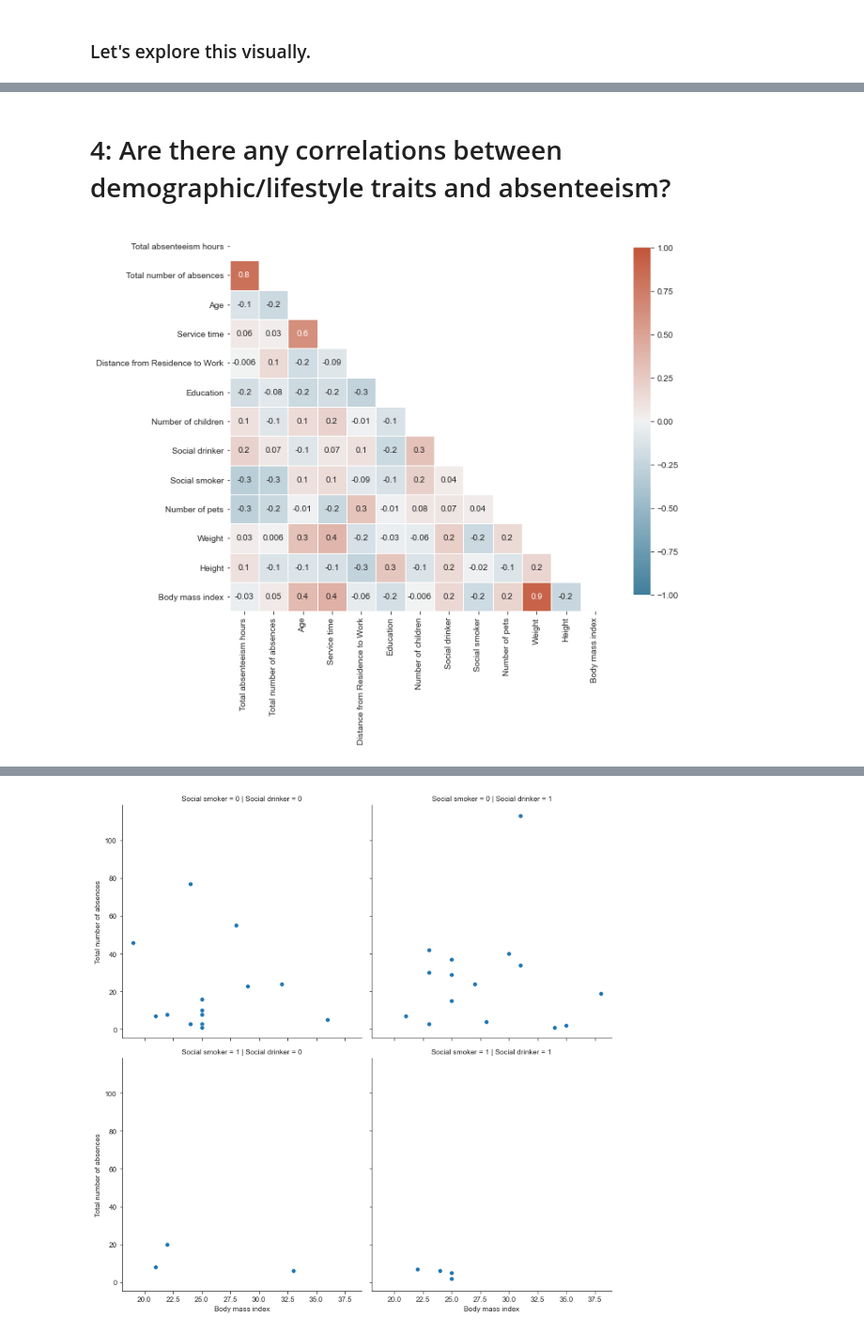
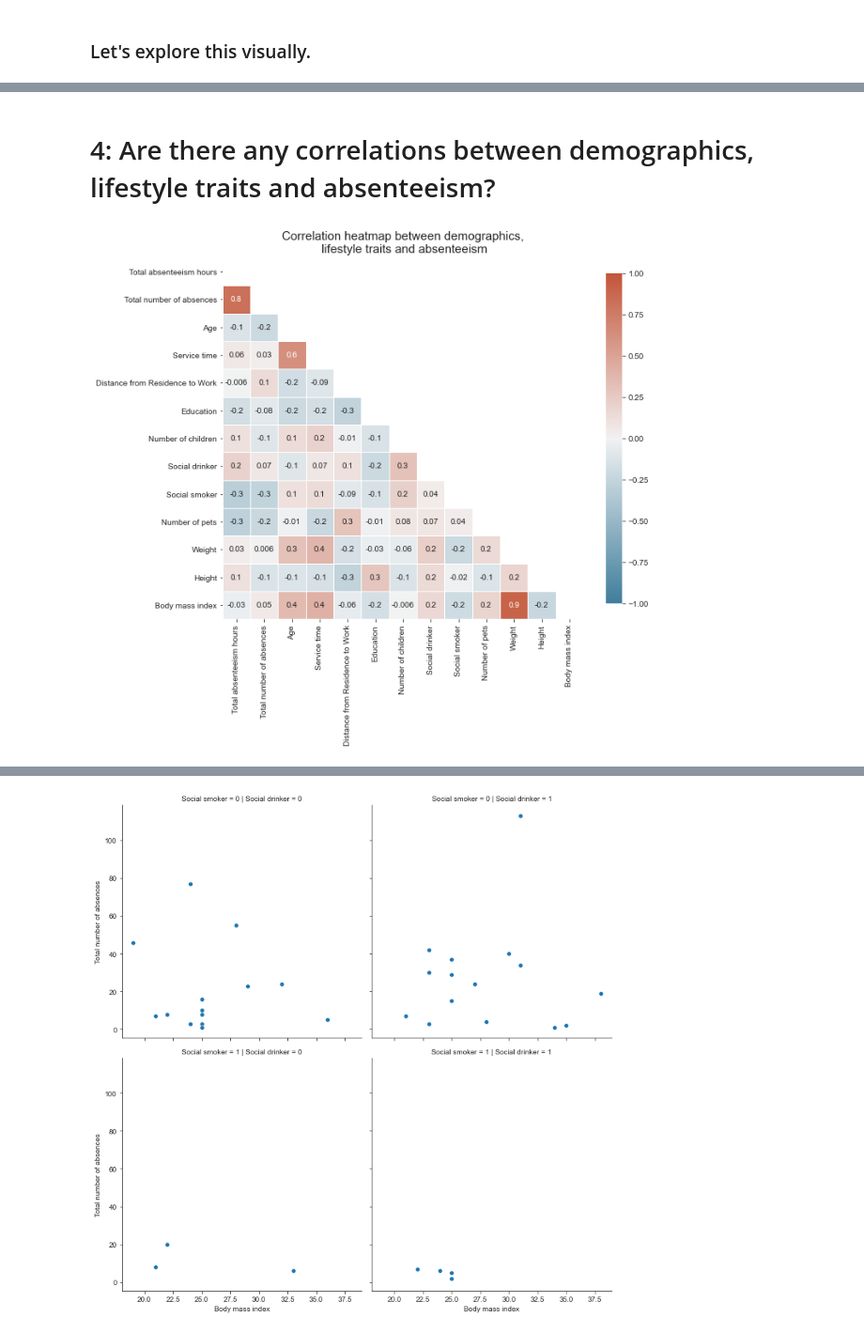
Before and after one commit to diweiho/Absenteeism-at-work, a Jupyter notebook: analysis.ipynb, the cells around one changed output, grey strips where cells are left out. Shown at 94% size. Saved outputs shown, nothing was run; the diff lists cells and outputs as text; code cells hidden in the pictures.

```diff
--- a/analysis.ipynb
+++ b/analysis.ipynb
@@ -341,17 +354,19 @@ plt.show()
 # %% [markdown]
-# 4: Are there any correlations between demographic/lifestyle traits and absenteeism?
+# 4: Are there any correlations between demographics, lifestyle traits and absenteeism?
 # %%
 # Excluding ID from correlation calculations
 corr = summ_df.iloc[:,1:].corr()
 
 # Mask to remove the top symmetrical portion of the heatmap
 mask = np.triu(corr)
 
 # Plotting correlation heatmap
 fig, ax = plt.subplots(figsize=(10,10))
 cmap = sns.diverging_palette(230, 20, as_cmap=True)
 sns.heatmap(corr, cmap=cmap, mask=mask, vmax=1, vmin=-1, center=0, annot=True, fmt='.1g',
             square=True, linewidths=0.5, cbar_kws={'shrink':0.75})
+plt.title('Correlation heatmap between demographics,\n lifestyle traits and absenteeism',
+          fontdict={'fontsize':15})
 plt.show()
 # %% [output]
-[figure, old version]
+[figure, new version]
```
Also changed, not shown: parts of 16 cells of this notebook.
